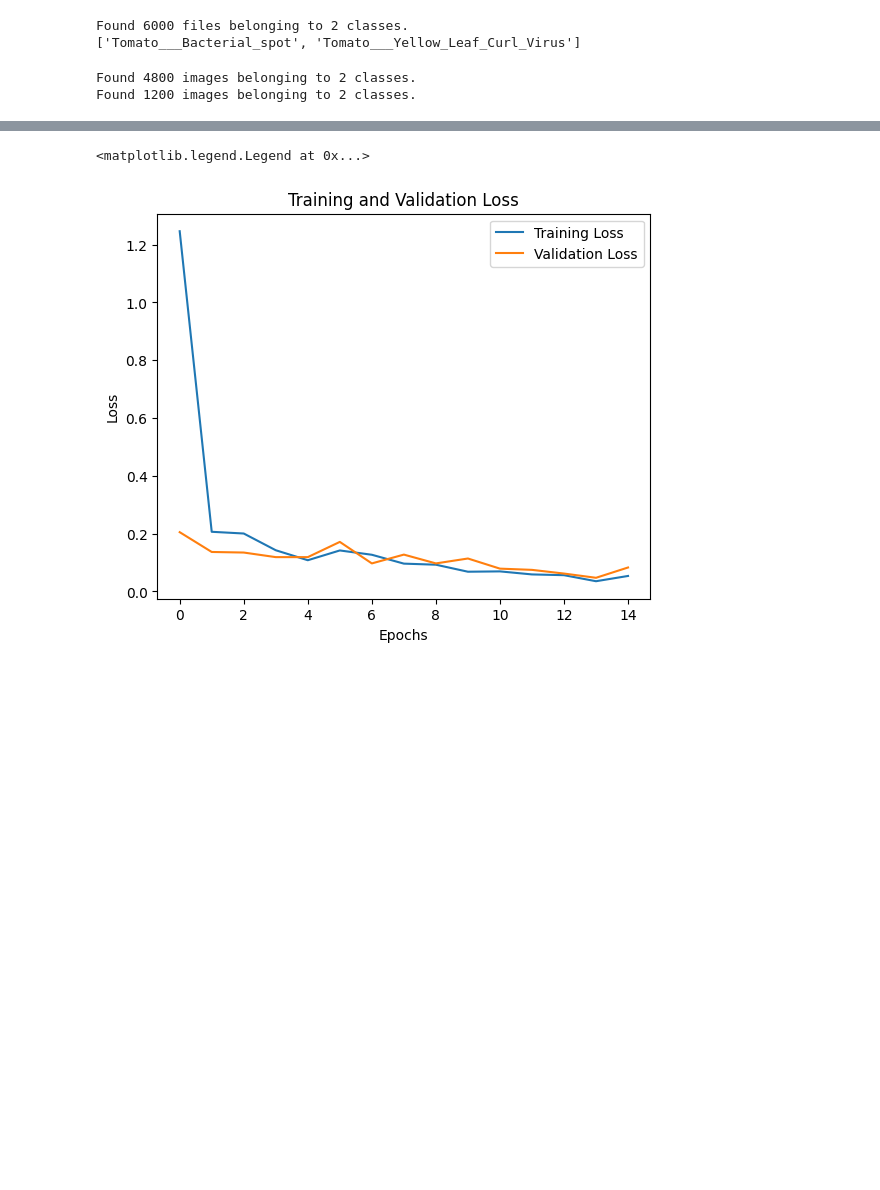
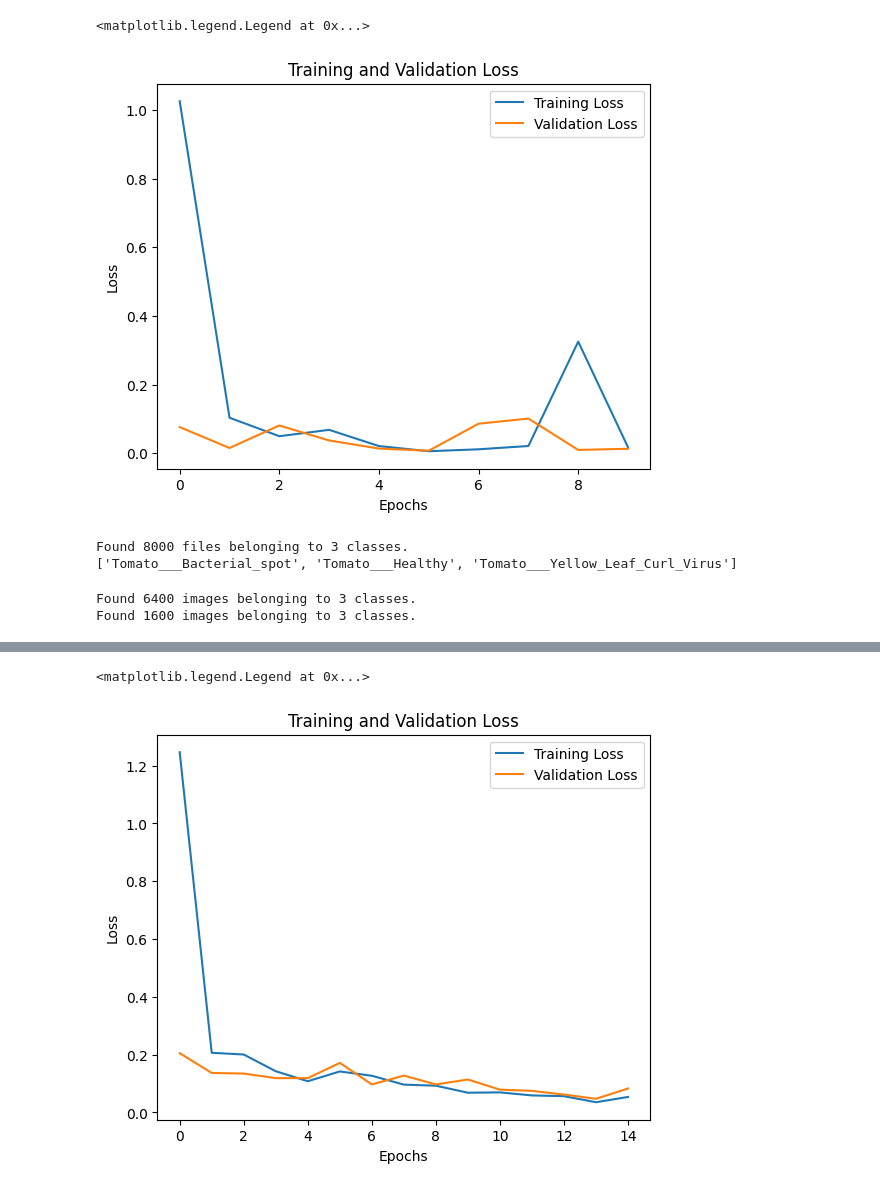
Before and after one commit to aneetajose/tldc, a Jupyter notebook: notebook/training.ipynb, the cells around one changed output, grey strips where cells are left out. Cells and saved outputs as stored; diff of their text form; code cells hidden in the pictures; blank space fills up the shorter version.

```diff
--- a/notebook/training.ipynb
+++ b/notebook/training.ipynb
@@ -9,16 +109,28 @@ import matplotlib.pyplot as plt
+# %%
+plt.figure(figsize=(14, 5))
+plt.subplot(1, 2, 1)
+plt.plot(hist1.history['loss'], label='Training Loss ')
+plt.plot(hist1.history['val_loss'], label='Validation Loss')
+plt.title('Training and Validation Loss')
+plt.xlabel('Epochs')
+plt.ylabel('Loss')
+plt.legend()
+# %% [output]
+<matplotlib.legend.Legend at 0x...>
+[figure, added]
 # %%
 img_dataset = tf.keras.preprocessing.image_dataset_from_directory(
-    '../Dataset/augmented_data',
+    '../Dataset/disease_type/augmented_data',
     shuffle = True,
     image_size = (256, 256),
     batch_size = 32)
 class_names = img_dataset.class_names
 print(class_names)
 # %% [output]
-Found 6000 files belonging to 2 classes.
-['Tomato___Bacterial_spot', 'Tomato___Yellow_Leaf_Curl_Virus']
+Found 8000 files belonging to 3 classes.
+['Tomato___Bacterial_spot', 'Tomato___Healthy', 'Tomato___Yellow_Leaf_Curl_Virus']
 # %%
-data_directory = '../Dataset/augmented_data'
+data_directory = '../Dataset/disease_type/augmented_data'
 
 # Define image data generator for preprocessing and augmentation
 datagen = ImageDataGenerator(
@@ -45,8 +157,8 @@ validation_generator = datagen.flow_from_directory(
     seed=42
 )
 # %% [output]
-Found 4800 images belonging to 2 classes.
-Found 1200 images belonging to 2 classes.
+Found 6400 images belonging to 3 classes.
+Found 1600 images belonging to 3 classes.
 # %%
 # Define model architecture
 model = Sequential([
```
Also changed, not shown: parts of 11 cells of this notebook, 2 other files.
